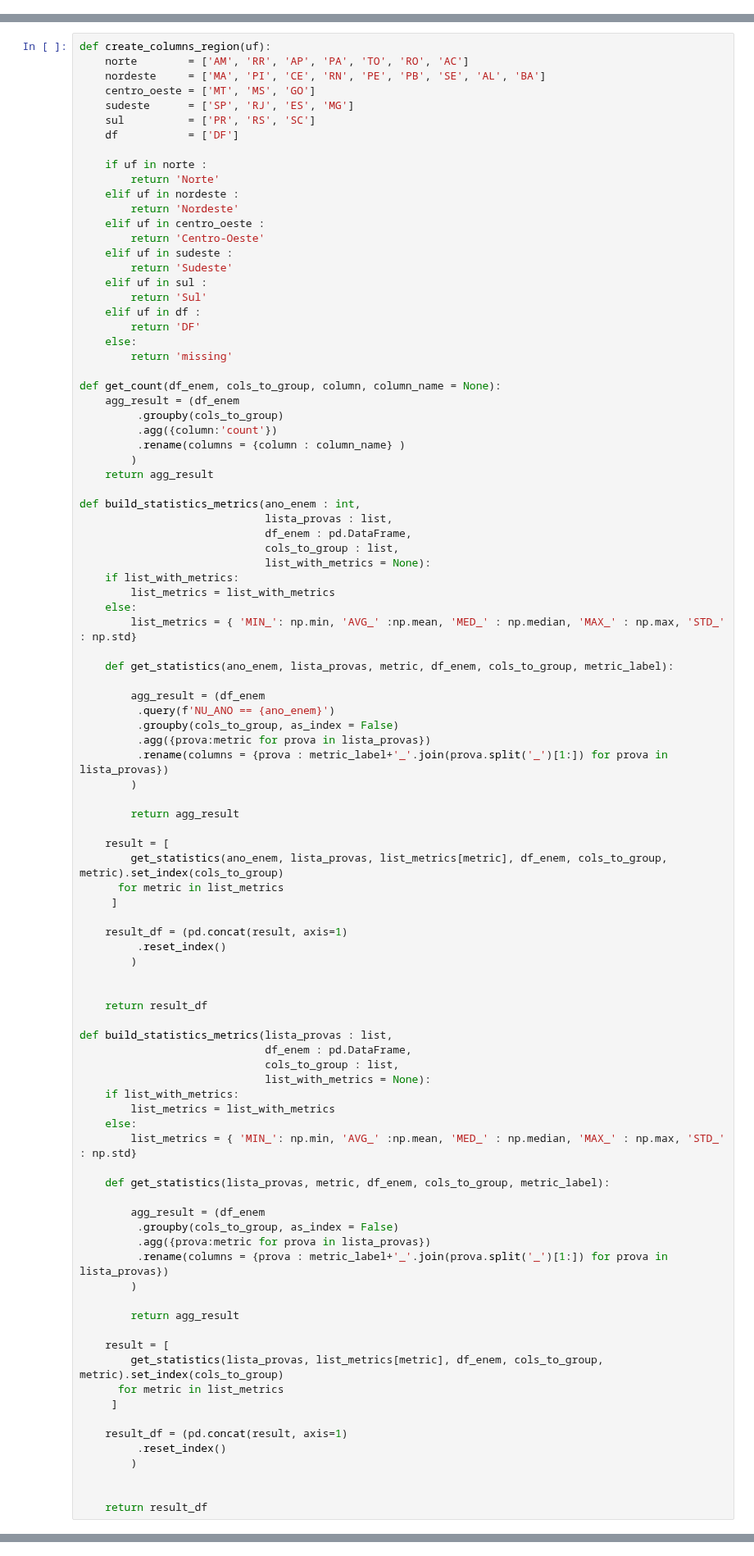
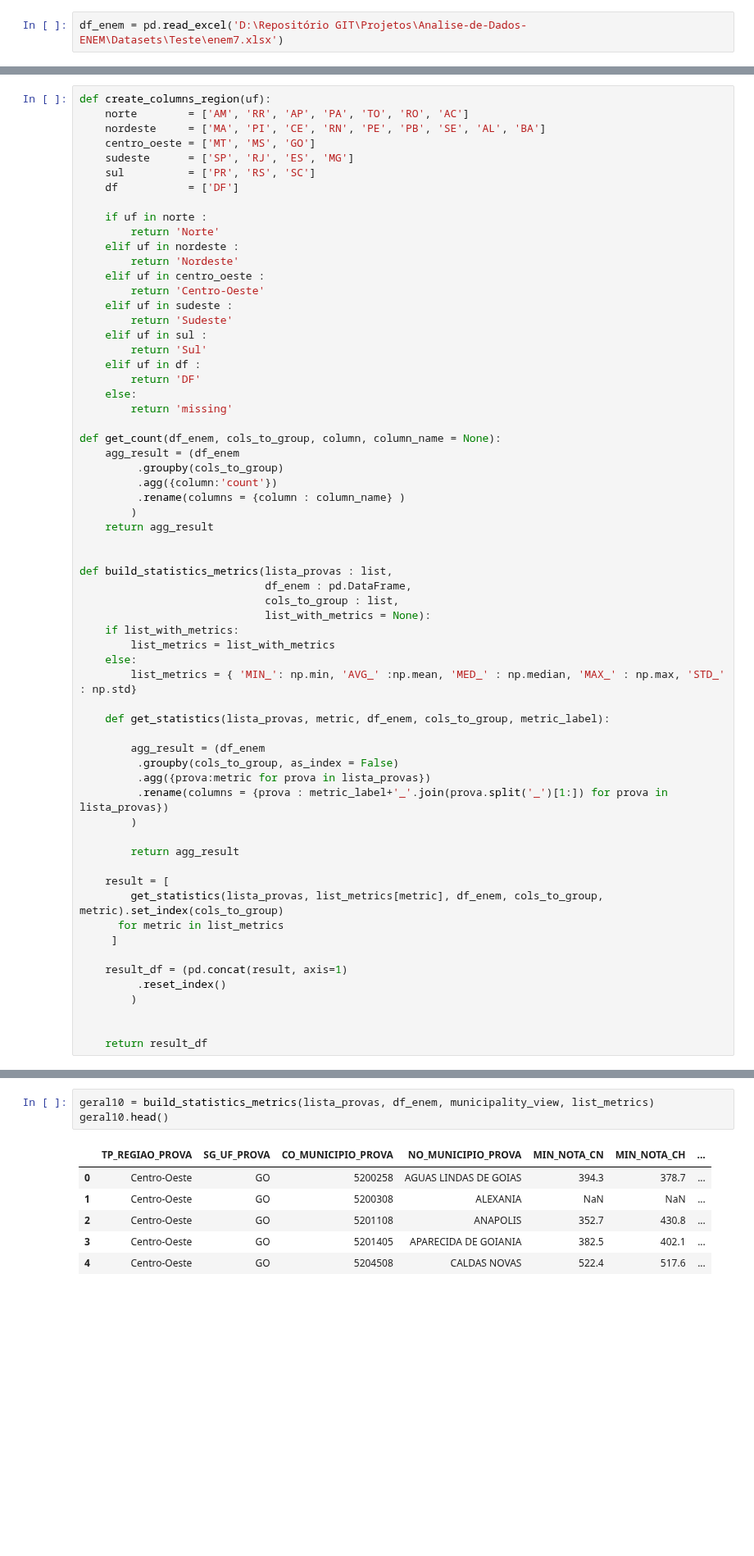
Before and after one commit to Bruno-Santana-Eco/Analise-de-Dados-ENEM, a Jupyter notebook: DataPrep1.ipynb, the cells around one changed output, grey strips where cells are left out. Shown at 82% size. Cells and saved outputs as stored; diff of their text form; blank space fills up the shorter version.

```diff
--- a/DataPrep1.ipynb
+++ b/DataPrep1.ipynb
@@ -965,3 +1001,5 @@ geral7_media.head(6)
+# %%
+df_enem = pd.read_excel('D:\Repositório GIT\Projetos\Analise-de-Dados-ENEM\Datasets\Teste\enem7.xlsx')
 # %%
 geral8_media = df_enem.groupby('TP_REGIAO_PROVA')[['MEDIA_OBJ', 'MEDIA_GLOBAL']].mean().reset_index().round(2)
 geral8_media.head(6)
@@ -1025,38 +1063,6 @@ def get_count(df_enem, cols_to_group, column, column_name = None):
         )
     return agg_result
 
-def build_statistics_metrics(ano_enem : int,
-                             lista_provas : list,
-                             df_enem : pd.DataFrame,
-                             cols_to_group : list,
-                             list_with_metrics = None):
-    if list_with_metrics:
-        list_metrics = list_with_metrics
-    else:
-        list_metrics = { 'MIN_': np.min, 'AVG_' :np.mean, 'MED_' : np.median, 'MAX_' : np.max, 'STD_' : np.std}
-
-    def get_statistics(ano_enem, lista_provas, metric, df_enem, cols_to_group, metric_label):
-
-        agg_result = (df_enem
-         .query(f'NU_ANO == {ano_enem}')
-         .groupby(cols_to_group, as_index = False)
-         .agg({prova:metric for prova in lista_provas})
-         .rename(columns = {prova : metric_label+'_'.join(prova.split('_')[1:]) for prova in lista_provas})
-        )
-
-        return agg_result
-
-    result = [
-        get_statistics(ano_enem, lista_provas, list_metrics[metric], df_enem, cols_to_group, metric).set_index(cols_to_group)
-      for metric in list_metrics
-     ]
-
-    result_df = (pd.concat(result, axis=1)
-         .reset_index()
-        )
-
-
-    return result_df
 
 def build_statistics_metrics(lista_provas : list,
                              df_enem : pd.DataFrame,
@@ -1279,0 +1251,10 @@ build_statistics_metrics(lista_provas, df_enem, municipality_view, list_metrics)
+# %%
+geral10 = build_statistics_metrics(lista_provas, df_enem, municipality_view, list_metrics)
+geral10.head()
+# %% [output]
+|  | TP_REGIAO_PROVA | SG_UF_PROVA | CO_MUNICIPIO_PROVA | NO_MUNICIPIO_PROVA | MIN_NOTA_CN | MIN_NOTA_CH | ... |
+| 0 | Centro-Oeste | GO | 5200258 | AGUAS LINDAS DE GOIAS | 394.3 | 378.7 | ... |
+| 1 | Centro-Oeste | GO | 5200308 | ALEXANIA | NaN | NaN | ... |
+| 2 | Centro-Oeste | GO | 5201108 | ANAPOLIS | 352.7 | 430.8 | ... |
+| 3 | Centro-Oeste | GO | 5201405 | APARECIDA DE GOIANIA | 382.5 | 402.1 | ... |
+| 4 | Centro-Oeste | GO | 5204508 | CALDAS NOVAS | 522.4 | 517.6 | ... |
```
Also changed, not shown: parts of 30 cells of this notebook, 2 other files.
